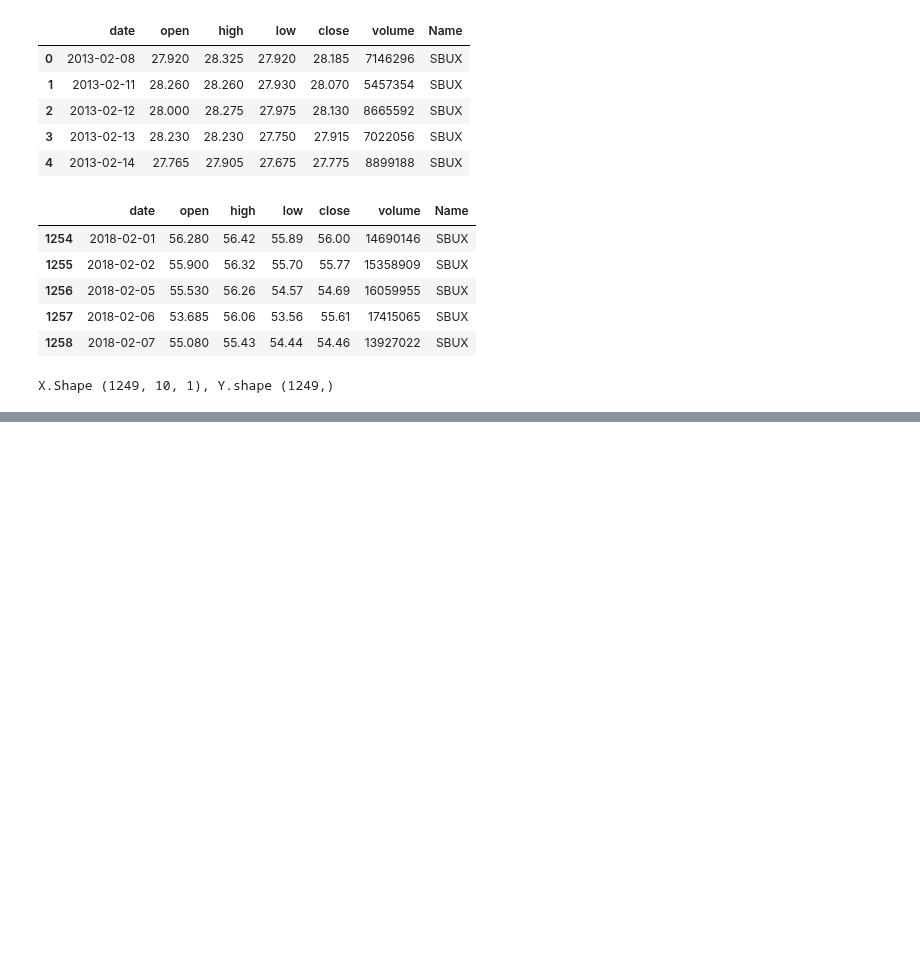
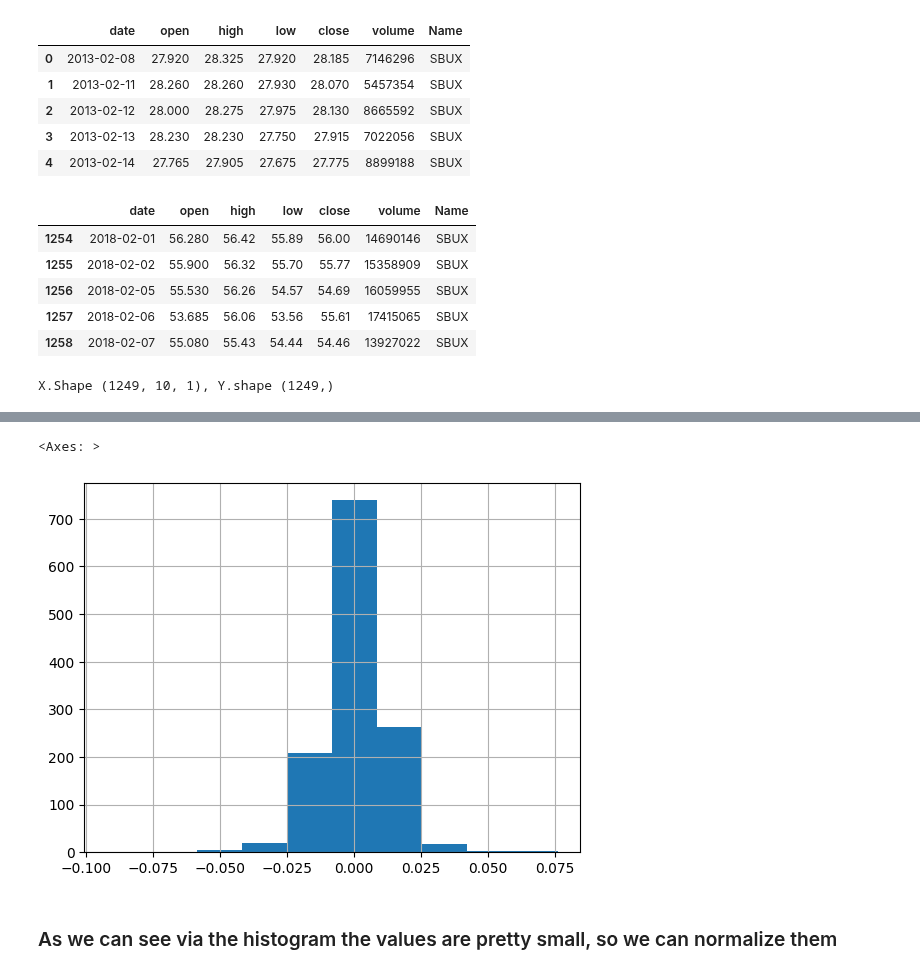
Before and after one commit to rbhardwaj2186/Trade-Stock-Prediction-using-Tensorflow-with-LSTM--RNN--GRU-single-and-multi-step-forecasting, a Jupyter notebook: Tensorflow_trade1.ipynb, the cells around one changed output, grey strips where cells are left out. Saved outputs shown, nothing was run; the diff lists cells and outputs as text; code cells hidden in the pictures; blank space fills up the shorter version.

```diff
--- a/Tensorflow_trade1.ipynb
+++ b/Tensorflow_trade1.ipynb
@@ -124,0 +175,12 @@ plt.show()
+# %%
+# Calculate returns by first shifting the data
+
+df['PrevClose'] = df['close'].shift(1) # Move everything up 1
+
+# so now its like
+# close / prev close
+# x[2] x[1]
+# x[3] x[2]
+# x[4] x[3]
+# ...
+# x[t] x[t-1] # we do it so that yesterdays closing price align with today's closing price
@@ -124,0 +196,4 @@ plt.show()
+# %%
+# Return calculation
+# x[t] - x[t-1] / x[t-1]
+df['Return'] = (df['close'] - df['PrevClose']) / df['PrevClose']
@@ -124,0 +209,8 @@ plt.show()
+# %%
+# Predicting returns via the use of LSTM
+df['Return'].hist()
+# %% [output]
+<Axes: >
+[figure, added]
+# %% [markdown]
+### As we can see via the histogram the values are pretty small, so we can normalize them
```
Also changed, not shown: parts of 10 cells of this notebook.
